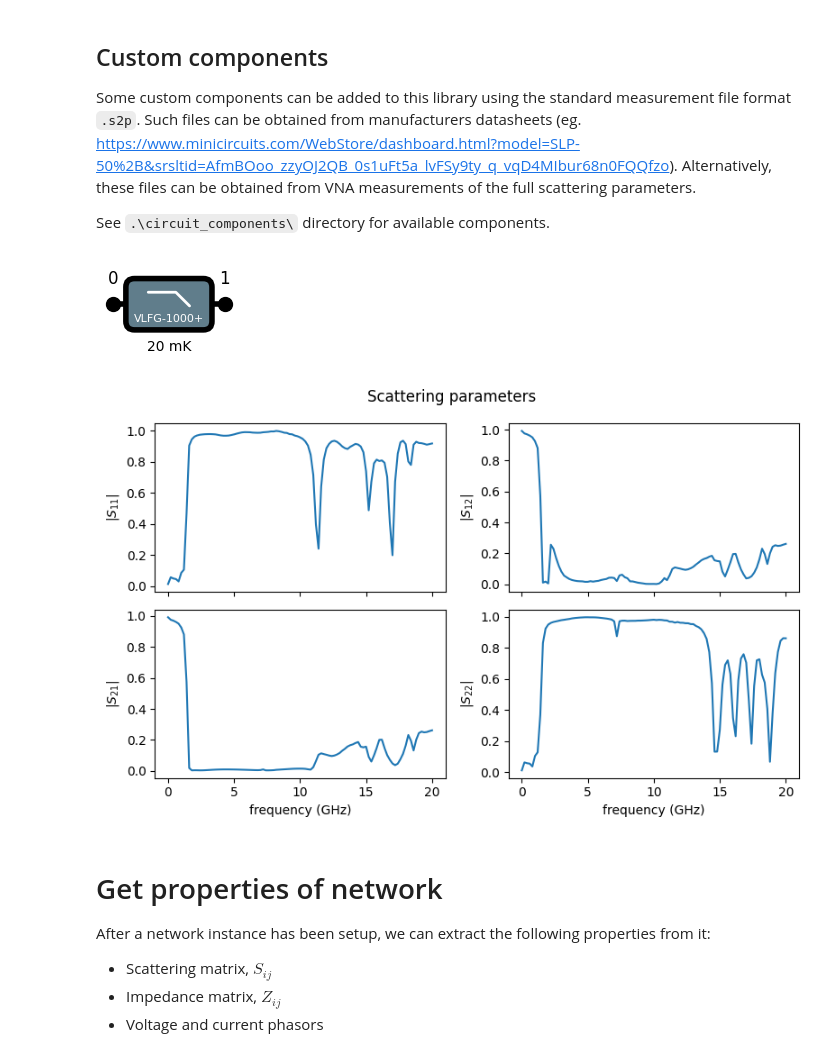
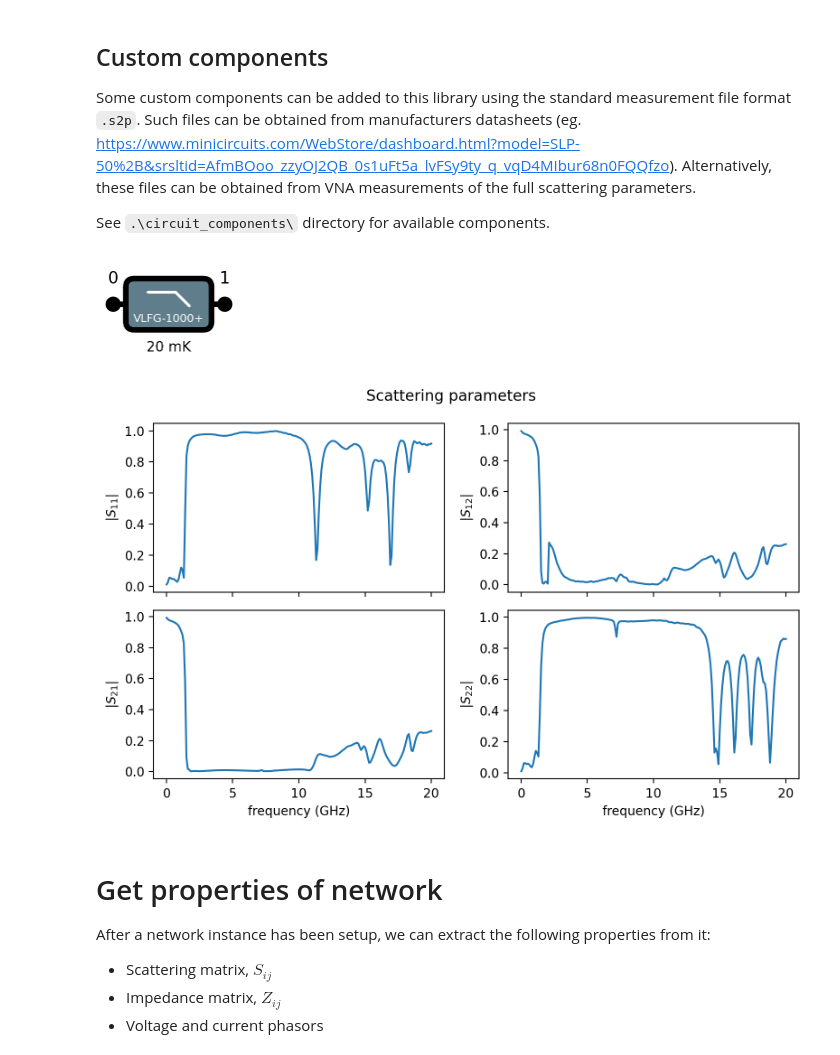
Before and after one commit to jorgemfm27/Network_analysis, a Jupyter notebook: tutorial_nb.ipynb, the cells around one changed output. Drawn from its saved outputs; the diff is of its cells as text; code cells hidden in the pictures.

```diff
--- a/tutorial_nb.ipynb
+++ b/tutorial_nb.ipynb
@@ -109,12 +115,12 @@ See `.\circuit_components\` directory for available components.
 # %%
 # Example: Mini circuits' VLFX-1000+ low pass filter
 network = nt.Network(Zgen=Z0)
 network.add_custom_component('VLFG-1000+', temperature_K=20e-3)
 network.draw_network()
-s11, s12, s21, s22 = network.get_S_parameters(frequency=np.linspace(10e6, 20e9, 101) , plot=True)
+s11, s12, s21, s22 = network.get_S_parameters(frequency=np.linspace(10e6, 20e9, 201) , plot=True)
 # %% [output]
-[figure, old version]
+[figure, new version]
-[figure, old version]
+[figure, new version]
 # %% [markdown]
 # Get properties of network
 
```
Also changed, not shown: parts of 10 cells of this notebook, 6 other files.
